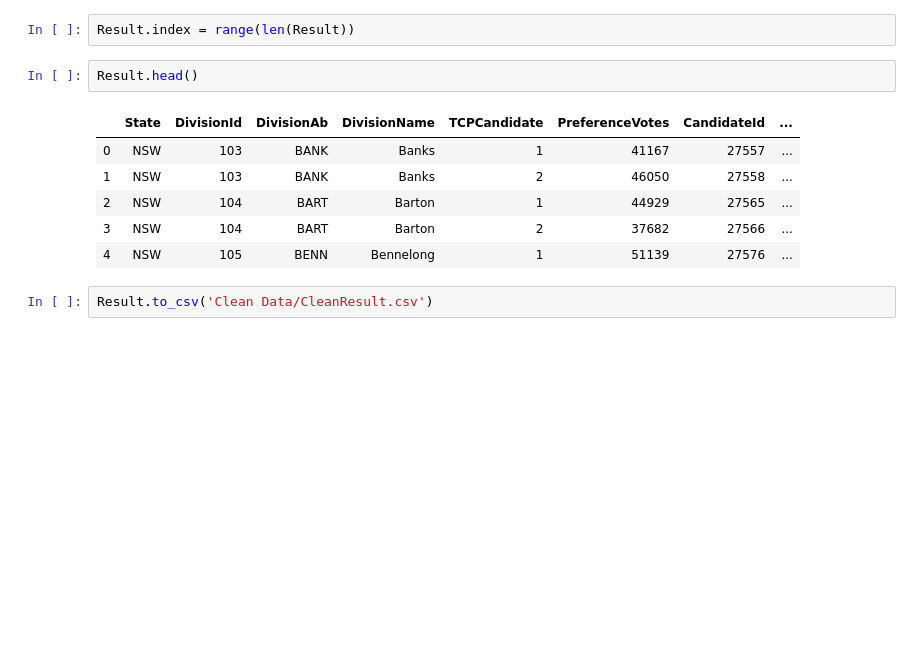
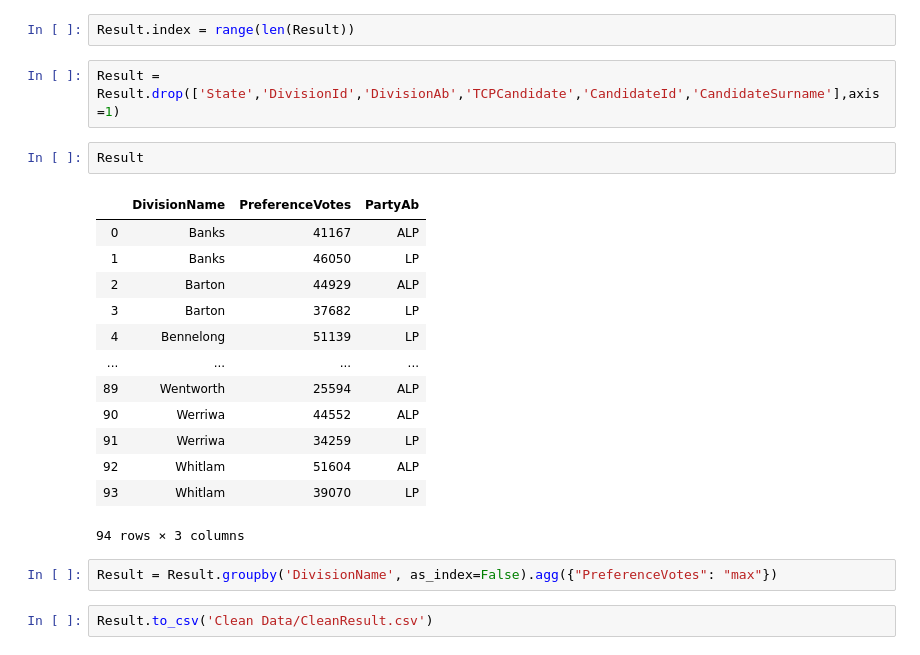
Before and after one commit to garyliu427/data-science-project-2019, a Jupyter notebook: Group Assignment Working notebook.ipynb, the cells around one changed output. Drawn from its saved outputs; the diff is of its cells as text; blank space fills up the shorter version.

Commit message:
finished Result data

```diff
--- a/Group Assignment Working notebook.ipynb
+++ b/Group Assignment Working notebook.ipynb
@@ -236,14 +238,25 @@ Result.head()
 Result = Result[Result.State == 'NSW']
 # %%
 Result.index = range(len(Result))
+# %%
+Result = Result.drop(['State','DivisionId','DivisionAb','TCPCandidate','CandidateId','CandidateSurname'],axis=1)
 # %%
-Result.head()
+Result
 # %% [output]
-|  | State | DivisionId | DivisionAb | DivisionName | TCPCandidate | PreferenceVotes | CandidateId | ... |
-| 0 | NSW | 103 | BANK | Banks | 1 | 41167 | 27557 | ... |
-| 1 | NSW | 103 | BANK | Banks | 2 | 46050 | 27558 | ... |
-| 2 | NSW | 104 | BART | Barton | 1 | 44929 | 27565 | ... |
-| 3 | NSW | 104 | BART | Barton | 2 | 37682 | 27566 | ... |
-| 4 | NSW | 105 | BENN | Bennelong | 1 | 51139 | 27576 | ... |
+|  | DivisionName | PreferenceVotes | PartyAb |
+| 0 | Banks | 41167 | ALP |
+| 1 | Banks | 46050 | LP |
+| 2 | Barton | 44929 | ALP |
+| 3 | Barton | 37682 | LP |
+| 4 | Bennelong | 51139 | LP |
+| ... | ... | ... | ... |
+| 89 | Wentworth | 25594 | ALP |
+| 90 | Werriwa | 44552 | ALP |
+| 91 | Werriwa | 34259 | LP |
+| 92 | Whitlam | 51604 | ALP |
+| 93 | Whitlam | 39070 | LP |
+94 rows × 3 columns
+# %%
+Result = Result.groupby('DivisionName', as_index=False).agg({"PreferenceVotes": "max"})
 # %%
 Result.to_csv('Clean Data/CleanResult.csv')
```
Also changed, not shown: parts of 8 cells of this notebook.
